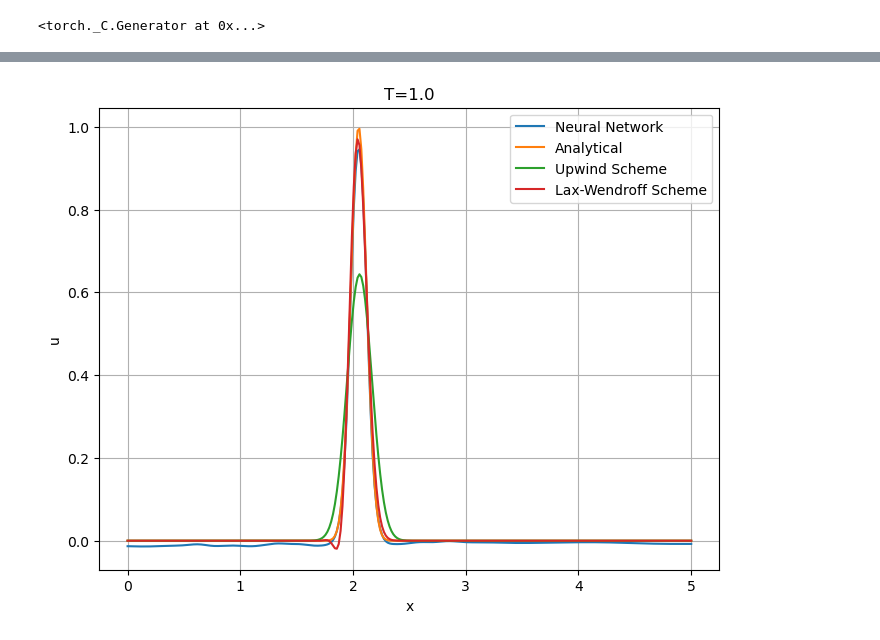
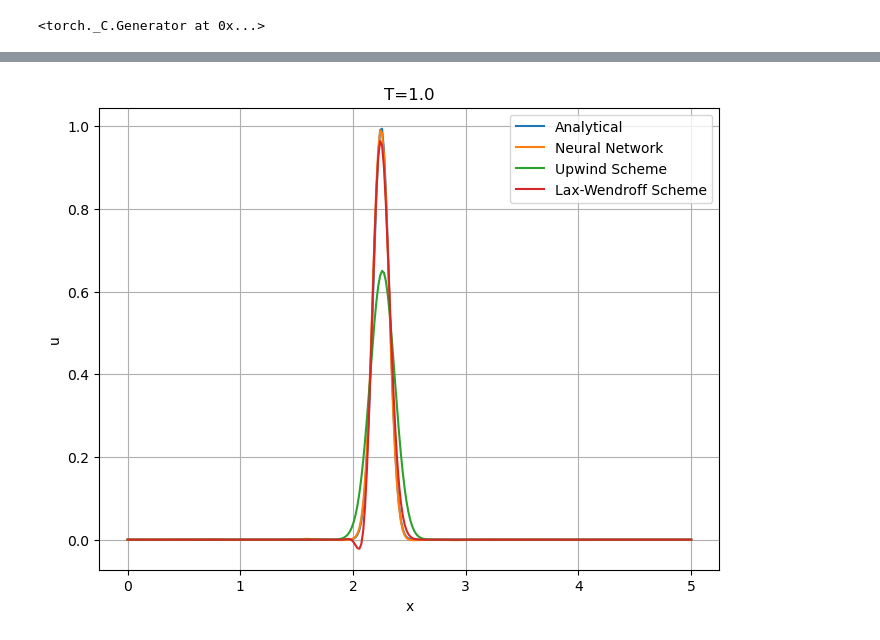
Before and after one commit to chaytonb/Assignment-1-ML-Course, a Jupyter notebook: 1d_advection_comparison.ipynb, the cells around one changed output, grey strips where cells are left out. Cells and saved outputs as stored; diff of their text form; code cells hidden in the pictures.

```diff
--- a/1d_advection_comparison.ipynb
+++ b/1d_advection_comparison.ipynb
@@ -14,7 +13,7 @@ torch.manual_seed(42)
 nx = 300  # Number of spatial grid points
 L = 5.0  # Length of the domain
 dt = 0.01  # Time step
-a = 0.8  # Advection speed
+a = 1.0  # Advection speed
 T = 5.0  # Total simulation time
 nt = int(T / dt)  # Number of time steps
 dx = L / (nx - 1)  # Spatial resolution
@@ -23,8 +22,8 @@ dx = L / (nx - 1)  # Spatial resolution
 x = np.linspace(0, L, nx)
 t = np.linspace(0, T, int(T/dt))
 
-CFL = a * dt / dx
-print(f"CFL Number: {CFL}")
+c = a * dt / dx # Courant Number
+print(f"Courant Number: {c}")
 
 # Initial condition: Gaussian pulse
 def initial_condition(x):
@@ -126,6 +133,14 @@ plt.figure(figsize=(8, 6))
 
 # Time Step
 time = 1.0
+
+################################################
+# Analytical Solution
+
+x_shifted = (x - a * time) % L  # Apply periodic boundary condition
+u_analytical = np.exp(-((x_shifted - L/4) / 0.1) ** 2)
+plt.plot(x, u_analytical, label="Analytical")
+
 
 ##############################################
 # NN Solution
@@ -137,12 +152,12 @@ with torch.no_grad():
     u_nn = model(x_test, t_test).detach().numpy().flatten()  # Detach tensor before converting to NumPy
 plt.plot(x, u_nn, label="Neural Network")
 
-################################################
-# Analytical Solution
-
-x_shifted = (x - a * time) % L  # Apply periodic boundary condition
-u_analytical = np.exp(-((x_shifted - L/4) / 0.1) ** 2)
-plt.plot(x, u_analytical, label="Analytical")
+# Calculate errors
+nn_diffs = u_analytical - u_nn
+nn_mse = np.mean(np.square(nn_diffs))
+nn_norm = np.linalg.norm(nn_diffs)
+print("NN MSE: " + str(nn_mse))
+print("NN Norm: " + str(nn_norm))
 
 ##############################################
 # Upwind Scheme
@@ -153,19 +168,25 @@ u_new = np.zeros_like(u)
 
 for n in range(nt):
     # Apply Upwind update (first-order)
-    u_new[1:] = u[1:] - CFL * (u[1:] - u[:-1])  # Forward in time, backward in space
+    u_new[1:] = u[1:] - c * (u[1:] - u[:-1])  # Forward in time, backward in space
 
     # Periodic boundary condition: Update the first point using the last point
-    u_new[0] = u[0] - CFL * (u[0] - u[-1])
+    u_new[0] = u[0] - c * (u[0] - u[-1])
 
     # Update the field
     u[:] = u_new[:]
 
     # Plot at specific step and store
     if n == time*100:
-        print(n)
-        u_upwind = u
         plt.plot(x, u, label="Upwind Scheme")
+
+        # Calculate errors
+        upwind_diffs = u_analytical - u
+        upwind_mse = np.mean(np.square(upwind_diffs))
+        upwind_norm = np.linalg.norm(upwind_diffs)
+        print("Upwind MSE: " + str(upwind_mse))
+        print("Upwind Norm: " + str(upwind_norm))
+
 ################################################
 # Lax-Wendroff
 
@@ -174,20 +195,12 @@ u = initial_condition(x)  # Initialize solution
 # Lax-Wendroff Scheme
 for n in range(nt):
 
-    # # Method 1
-    # # Update solution
-    # u[1:-1] = u[1:-1] - a/2.0*(1+a)*u[:-2] + (1-a**2)*u[1:-1] - a/2.0*(1-a)*u[2:]
-
-    # # Periodic boundary conditions
-    # u[0] = u[-2]  # Update left boundary
-    # u[-1] = u[1]  # Update right boundary
-
-    # Method 2
-    # Compute fluxes
-    flux = 0.5 * a * (u[1:] + u[:-1]) - 0.5 * (a**2 * dt / dx) * (u[1:] - u[:-1])
-
     # Update solution
-    u[1:-1] = u[1:-1] - (dt / dx) * (flux[1:] - flux[:-1])
+    u[1:-1] = (
+        u[1:-1]
+        - (a * dt) / (2 * dx) * (u[2:] - u[:-2])  # First-order term
+        + (a**2 * dt**2) / (2 * dx**2) * (u[2:] - 2 * u[1:-1] + u[:-2])  # Second-order term
+    )
 
     # Periodic boundary conditions
     u[0] = u[-2]  # Update left boundary
@@ -195,29 +208,16 @@ for n in range(nt):
 
     # Plot at specific step and record value
     if n == time*100:
-        print(n)
-        u_lw = u
         plt.plot(x, u, label=f"Lax-Wendroff Scheme")
+
+        # Calculate errors
+        lw_diffs = u_analytical - u
+        lw_mse = np.mean(np.square(lw_diffs))
+        lw_norm = np.linalg.norm(lw_diffs)
+        print("LW MSE: " + str(lw_mse))
+        print("LW Norm: " + str(lw_norm))
 #################################################
 
-# Calculate errors (MSE)
-upwind_diffs = u_analytical - u_upwind
-upwind_mse = np.mean(np.square(upwind_diffs))
-upwind_norm = np.linalg.norm(upwind_diffs)
-print("Upwind MSE: " + str(upwind_mse))
-print("Upwind Norm: " + str(upwind_norm))
-
-lw_diffs = u_analytical - u_lw
-lw_mse = np.mean(np.square(lw_diffs))
-lw_norm = np.linalg.norm(lw_diffs)
-print("LW MSE: " + str(lw_mse))
-print("LW Norm: " + str(lw_norm))
-
-nn_diffs = u_analytical - u_nn
-nn_mse = np.mean(np.square(nn_diffs))
-nn_norm = np.linalg.norm(nn_diffs)
-print("NN MSE: " + str(nn_mse))
-print("NN Norm: " + str(nn_norm))
 
 # Set up plot
 plt.legend()
@@ -239 +237 @@ NN Norm: 0.17281818302993496
-[figure, old version]
+[figure, new version]
```
Also changed, not shown: parts of 8 cells of this notebook, 35 other files.
